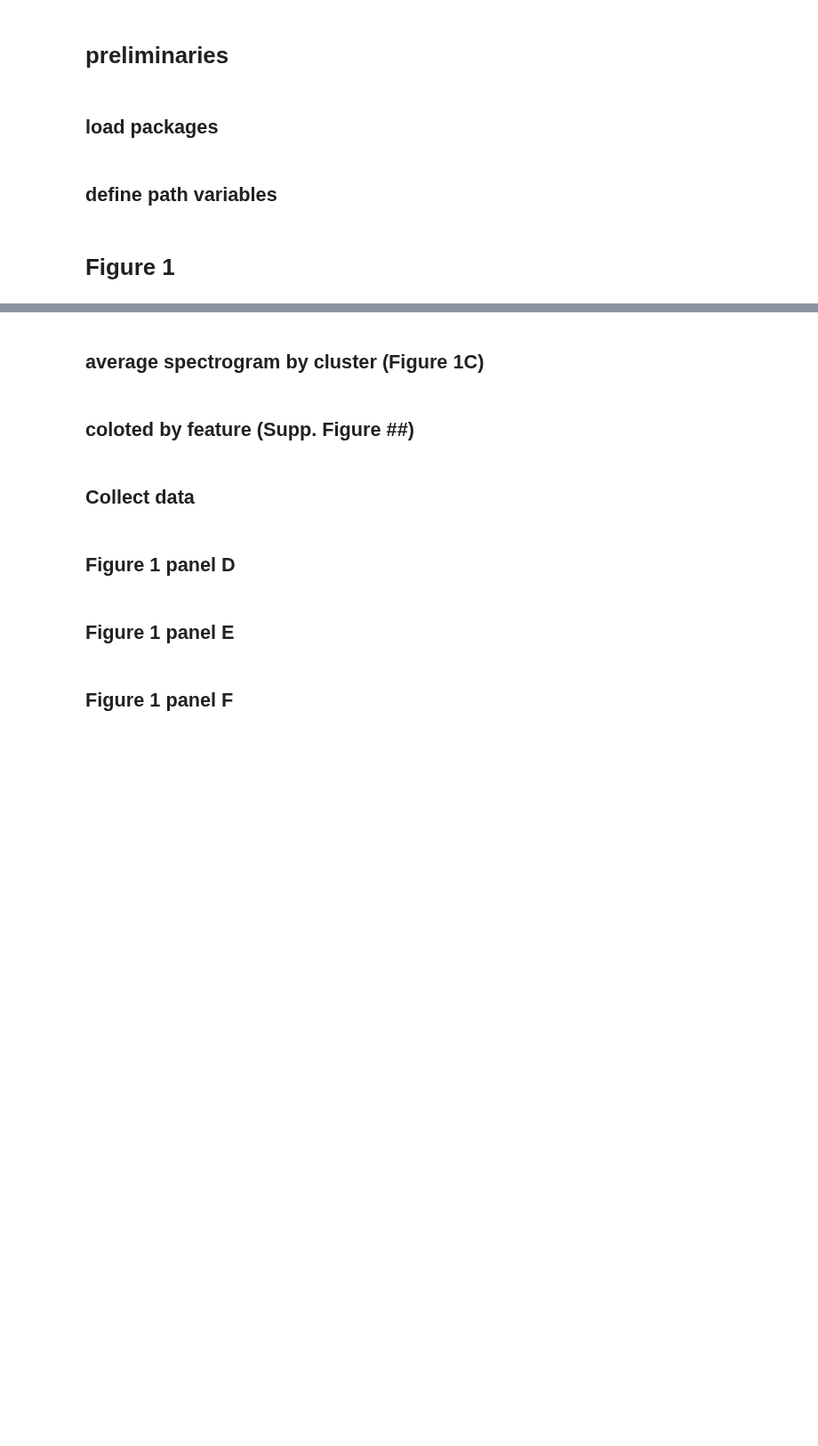
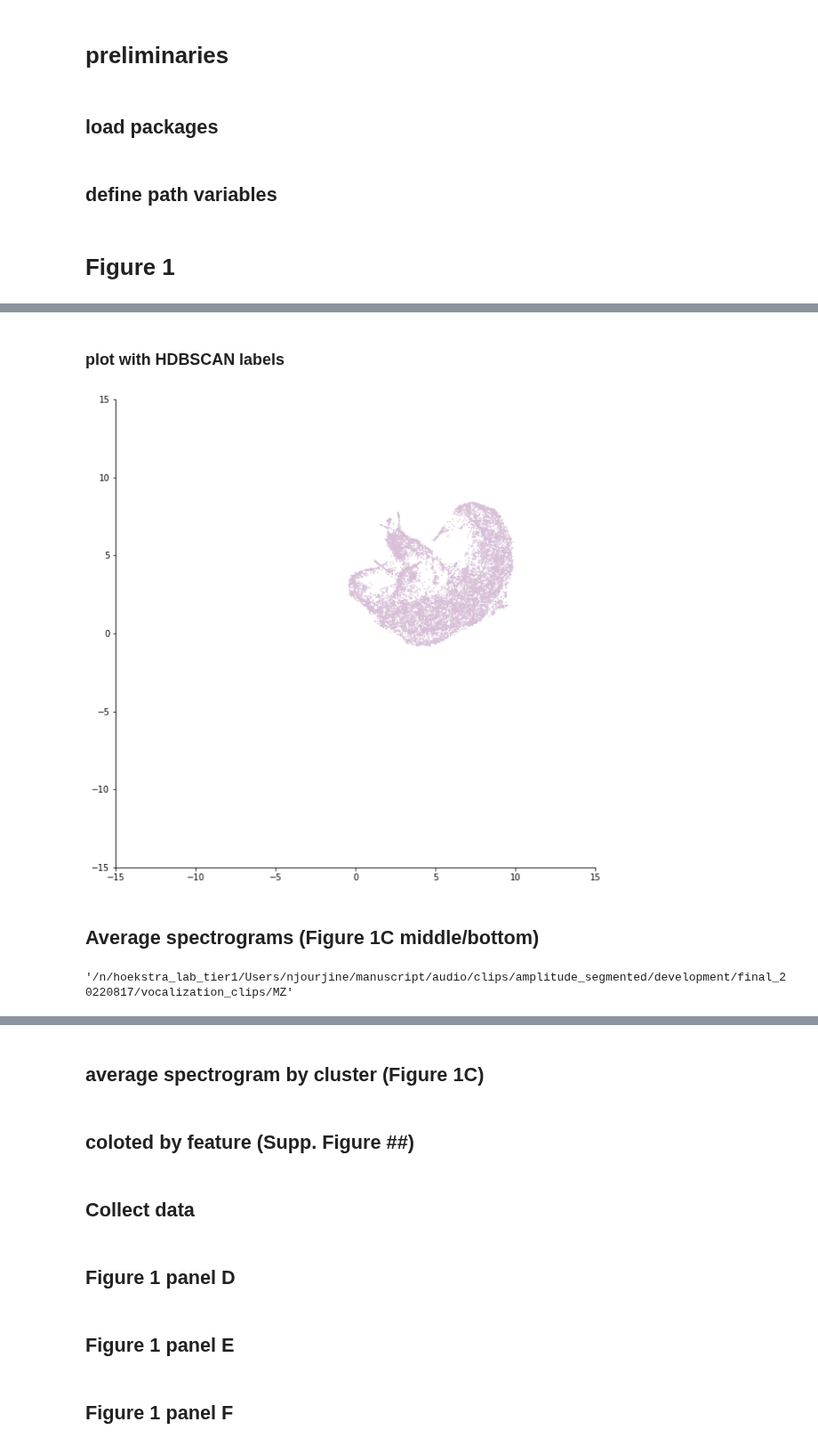
Before and after one commit to nickjourjine/peromyscus-pup-vocal-evolution, a Jupyter notebook: scripts/Analyze Vocalizations.ipynb, the cells around one changed output, grey strips where cells are left out. Shown at 89% size. Saved outputs shown, nothing was run; the diff lists cells and outputs as text; code cells hidden in the pictures; blank space fills up the shorter version.

Commit message:
addedd umap figures

```diff
--- a/scripts/Analyze Vocalizations.ipynb
+++ b/scripts/Analyze Vocalizations.ipynb
@@ -50,0 +84,57 @@ test_set_path = '/n/hoekstra_lab_tier1/Users/njourjine/manuscript/audio/annotate
+# %%
+#choose species decide what to save
+species = 'MZ'
+save_umap_plot = False
+save_labeled_umap_plot = False
+save_label_verification = False
+
+#load the coordinates
+coords_path = glob.glob(coords_dir+species+'/*labeled.feather')[0]
+df_umap = pd.read_feather(coords_path)
+
+#just get the coordinates
+df_umap_small = df_umap[['umap1', 'umap2', 'source_file', 'label']]
+# %% [markdown]
+### plot with HDBSCAN labels
+# %%
+#decide to save or not
+save_labeled_umap_plot = False
+
+#show the umap plot
+fig = plt.figure(figsize=(10,10))
+ax = fig.add_subplot(1,1,1)
+
+if species in ['MU', 'MZ']: #color dictionary for MU and MZ - make points ignored by HDBSCAN the same color as the
+                            #the ones it considered "clusters"
+    HDBSCAN_color_dict = {0: 'thistle',
+                          -1:'thistle'}
+else: #color dictionary for Peromyscus taxa
+    HDBSCAN_color_dict = {0: 'thistle',
+                          1: 'deeppink'}
+
+colmap = df_umap['label'].map(HDBSCAN_color_dict)
+
+ax = plt.scatter(
+    df_umap['umap1'],
+    df_umap['umap2'],
+    c = colmap,
+    s = .5,
+    alpha = .75,
+    cmap=None)
+
+xlims = [-15,15]
+ylims = [-15,15]
+plt.xlim(xlims)
+plt.ylim(ylims)
+sns.despine()
+
+if save_labeled_umap_plot:
+    save_dir = '/n/hoekstra_lab_tier1/Users/njourjine/manuscript/features/spectrograms/amplitude_segmentation/final/umap_plots/'
+    save_name = ('_').join([species,'final_amplitude_HDBSCAN_labeled_umap.jpeg'])
+    plt.savefig(os.path.join(save_dir,save_name),dpi=600)
+
+plt.show()
+# %% [output]
+[figure, added]
+# %% [markdown]
+## Average spectrograms (Figure 1C middle/bottom)
@@ -50,0 +148,4 @@ test_set_path = '/n/hoekstra_lab_tier1/Users/njourjine/manuscript/audio/annotate
+# %%
+os.path.join(amplitude_voc_clips, species)
+# %% [output]
+'/n/hoekstra_lab_tier1/Users/njourjine/manuscript/audio/clips/amplitude_segmented/development/final_20220817/vocalization_clips/MZ'
```
Also changed, not shown: parts of 22 cells of this notebook.
